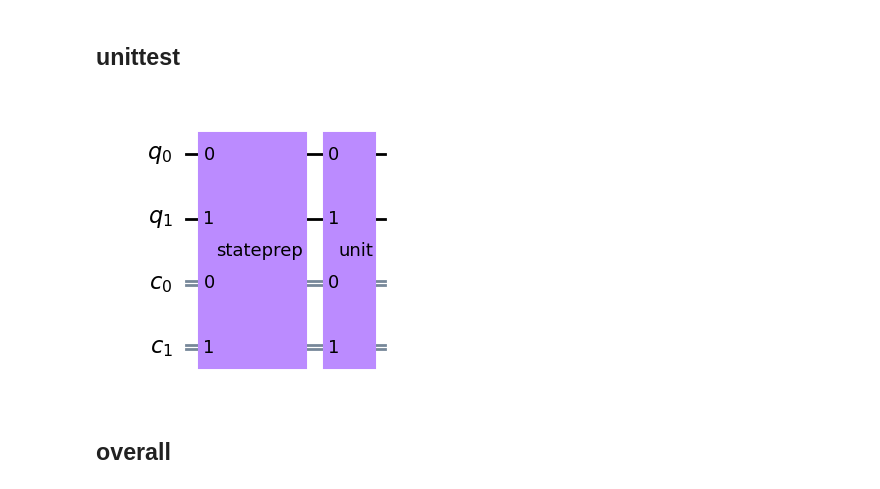
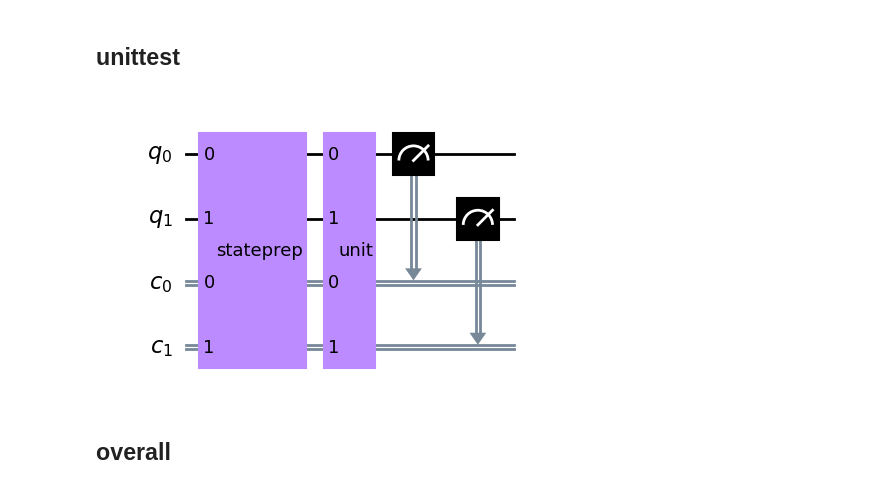
Before and after one commit to MarcMaussner/quantum_playground, a Jupyter notebook: 2023_ESE/ESE-Playground.ipynb, the cells around one changed output. Drawn from its saved outputs; the diff is of its cells as text; code cells hidden in the pictures.

```diff
--- a/2023_ESE/ESE-Playground.ipynb
+++ b/2023_ESE/ESE-Playground.ipynb
@@ -85,22 +85,24 @@ plot_histogram(counts) #a new plotting method! this works for counts obviously!
 # %%
 # define unit
 qc_unit = QuantumCircuit(2,2, name='unit')
 qc_unit.h(0)
 qc_unit.cx(0,1)
 
 # prepare state "|11>"
 qc_stateprep = QuantumCircuit(2,2, name='stateprep')
 qc_stateprep.x(0)
 qc_stateprep.x(1)
 
 # combine stateprep and unit
 qc_unittest = QuantumCircuit(2,2)
 qc_unittest.append(qc_stateprep, [0,1], [0,1])
 qc_unittest.append(qc_unit, [0,1], [0,1])
 
+qc_unittest.measure([0,1], [0,1])
+
 qc_unittest.draw('mpl')
 # %% [output]
-[figure, old version]
+[figure, new version]
 # %% [markdown]
 ## overall
 # %%
```
Also changed, not shown: parts of 10 cells of this notebook.
